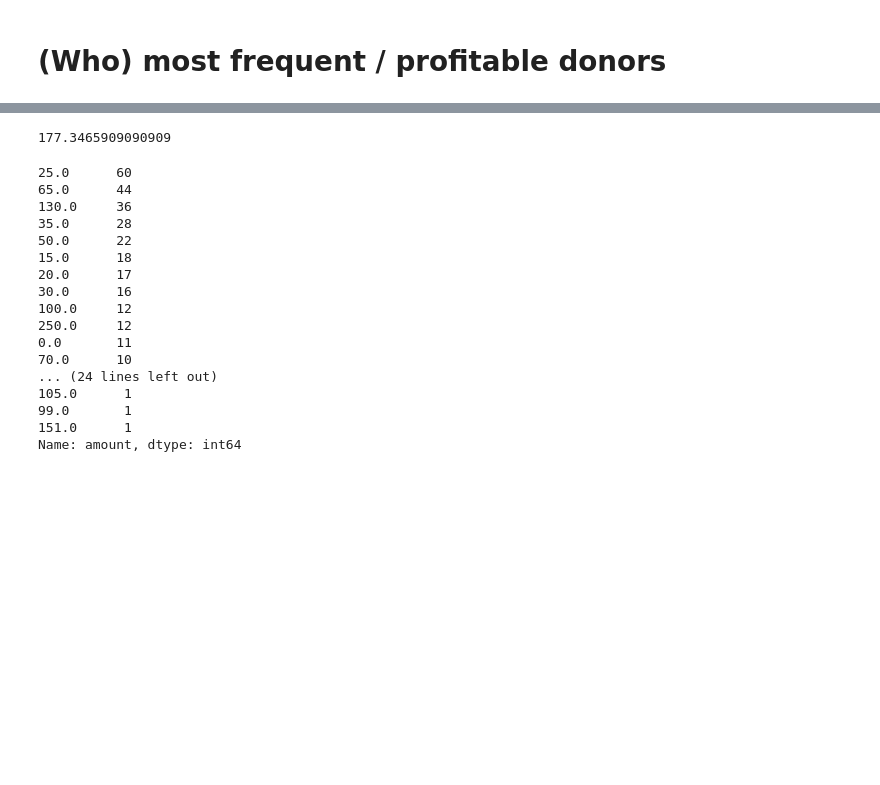
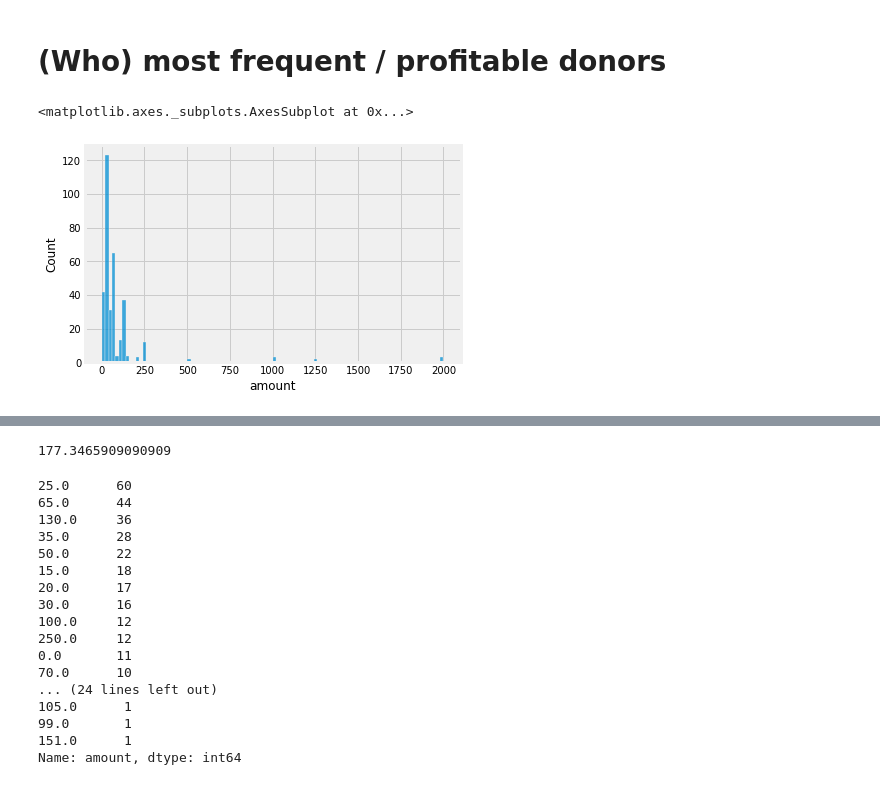
Before and after one commit to wcrowley342/Donordata, a Jupyter notebook: Donation_Data_Analysis.ipynb, the cells around one changed output, grey strips where cells are left out. Saved outputs shown, nothing was run; the diff lists cells and outputs as text; code cells hidden in the pictures; blank space fills up the shorter version.

```diff
--- a/Donation_Data_Analysis.ipynb
+++ b/Donation_Data_Analysis.ipynb
@@ -183,3 +183,9 @@ donations.head()
 # %% [markdown]
 
 # (Who) most frequent / profitable donors
+# %%
+under_5k = donations[donations['amount'] < 5_000]
+sns.histplot(data=under_5k, x='amount', binwidth=20)
+# %% [output]
+<matplotlib.axes._subplots.AxesSubplot at 0x...>
+[figure, added]
```
Also changed, not shown: parts of 10 cells of this notebook.
